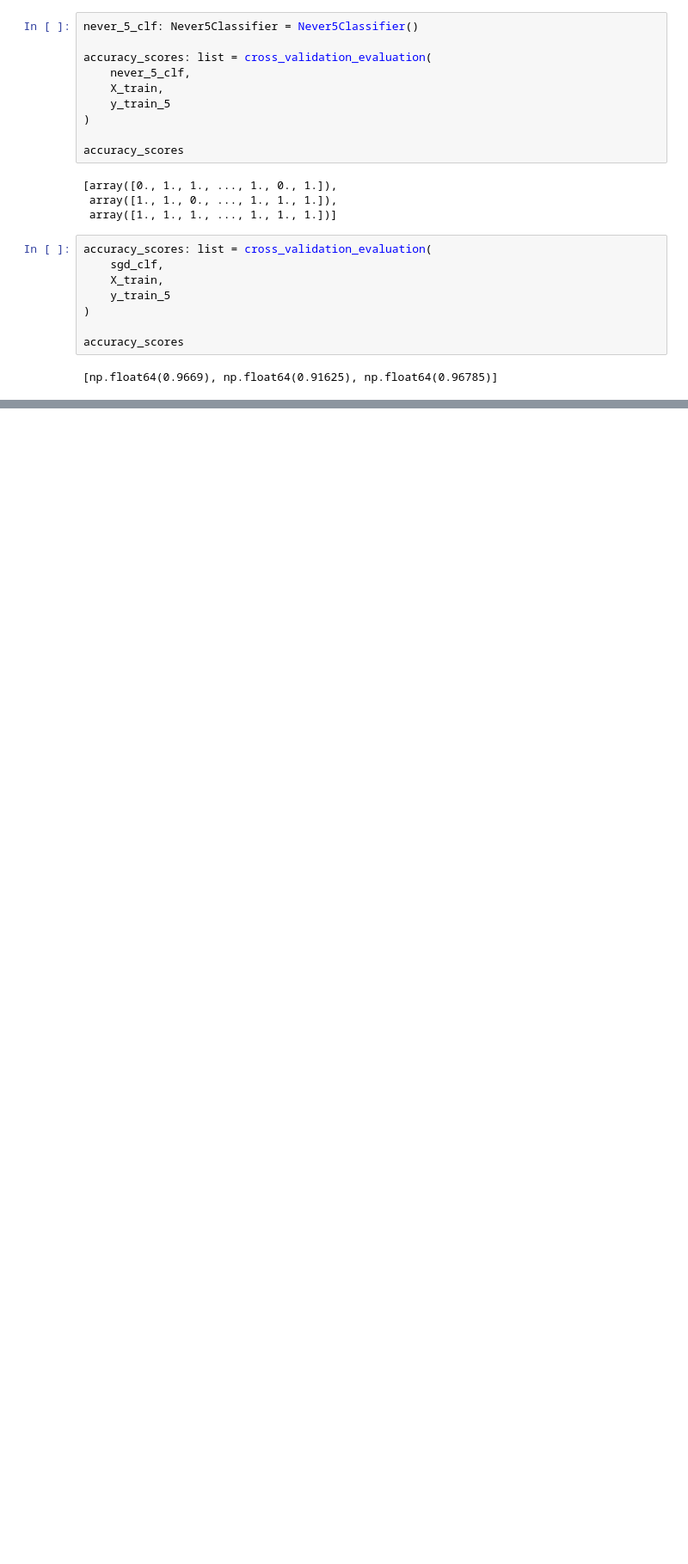
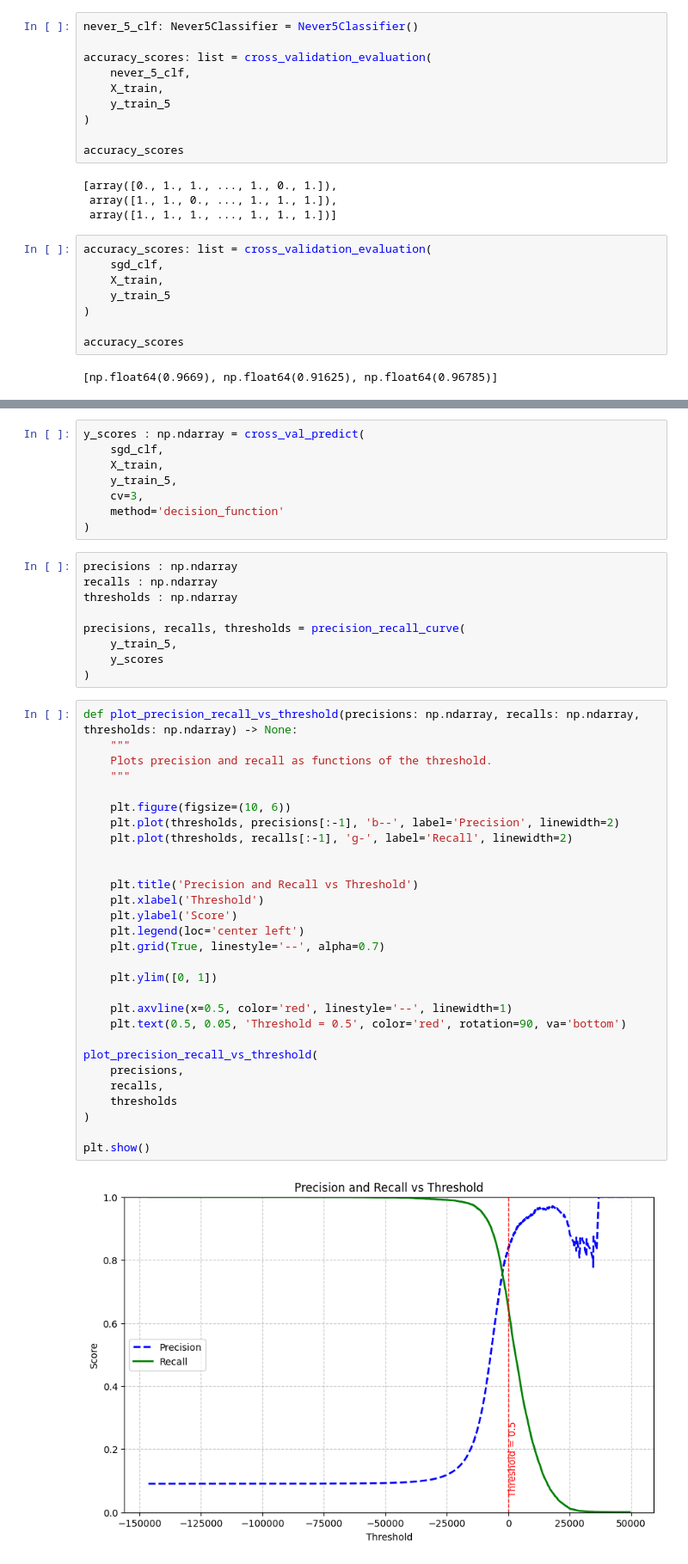
Before and after one commit to pcmoraesmenezes/Inteligencia-Artificial, a Jupyter notebook: Livros/Hands-On Machine Learning with Scikit-Learn, Keras, and TensorFlow/codes/MNIST/Binary_Classification.ipynb, the cells around one changed output, grey strips where cells are left out. Shown at 86% size. Drawn from its saved outputs; the diff is of its cells as text; blank space fills up the shorter version.

```diff
--- a/Livros/Hands-On Machine Learning with Scikit-Learn, Keras, and TensorFlow/codes/MNIST/Binary_Classification.ipynb
+++ b/Livros/Hands-On Machine Learning with Scikit-Learn, Keras, and TensorFlow/codes/MNIST/Binary_Classification.ipynb
@@ -152,0 +228,48 @@ accuracy_scores
+# %%
+y_scores : np.ndarray = cross_val_predict(
+    sgd_clf,
+    X_train,
+    y_train_5,
+    cv=3,
+    method='decision_function'
+)
+# %%
+precisions : np.ndarray
+recalls : np.ndarray
+thresholds : np.ndarray
+
+precisions, recalls, thresholds = precision_recall_curve(
+    y_train_5,
+    y_scores
+)
+# %%
+def plot_precision_recall_vs_threshold(precisions: np.ndarray, recalls: np.ndarray, thresholds: np.ndarray) -> None:
+    """
+    Plots precision and recall as functions of the threshold.
+    """
+
+    plt.figure(figsize=(10, 6))
+    plt.plot(thresholds, precisions[:-1], 'b--', label='Precision', linewidth=2)
+    plt.plot(thresholds, recalls[:-1], 'g-', label='Recall', linewidth=2)
+
+
+    plt.title('Precision and Recall vs Threshold')
+    plt.xlabel('Threshold')
+    plt.ylabel('Score')
+    plt.legend(loc='center left')
+    plt.grid(True, linestyle='--', alpha=0.7)
+
+    plt.ylim([0, 1])
+
+    plt.axvline(x=0.5, color='red', linestyle='--', linewidth=1)
+    plt.text(0.5, 0.05, 'Threshold = 0.5', color='red', rotation=90, va='bottom')
+
+plot_precision_recall_vs_threshold(
+    precisions,
+    recalls,
+    thresholds
+)
+
+plt.show()
+# %% [output]
+[figure, added]
```
Also changed, not shown: parts of 27 cells of this notebook.
